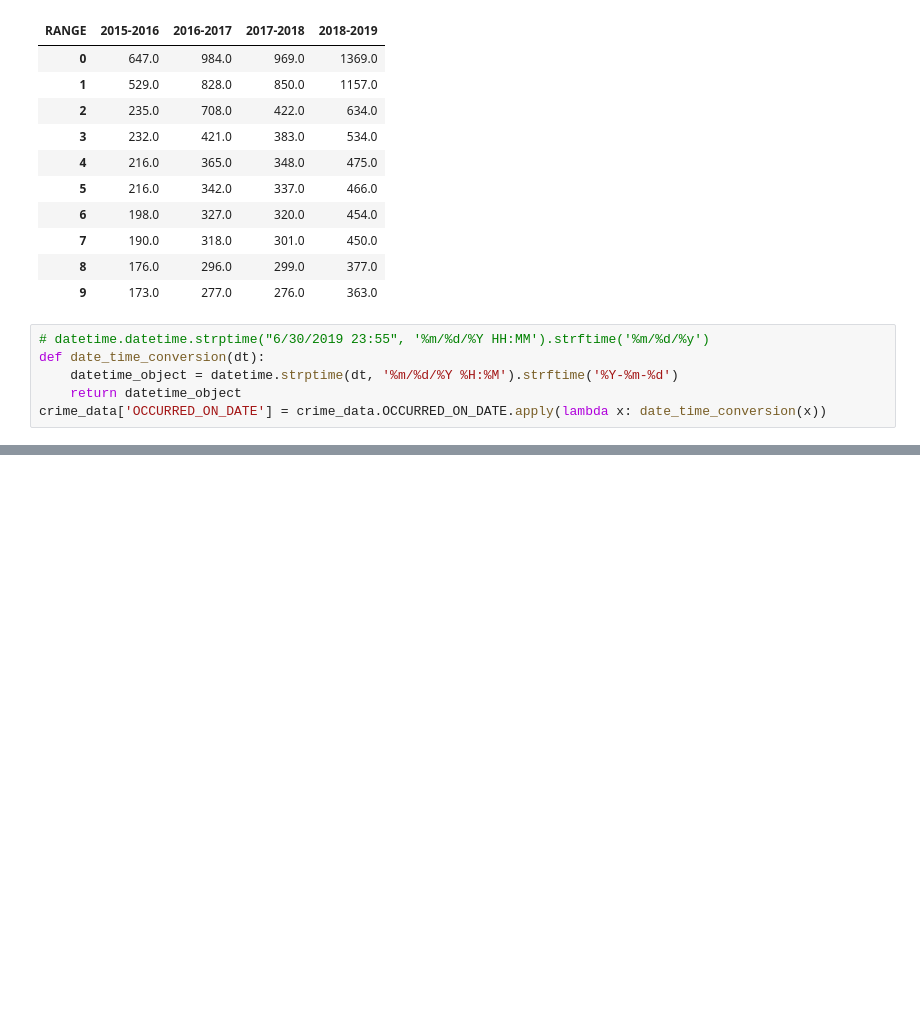
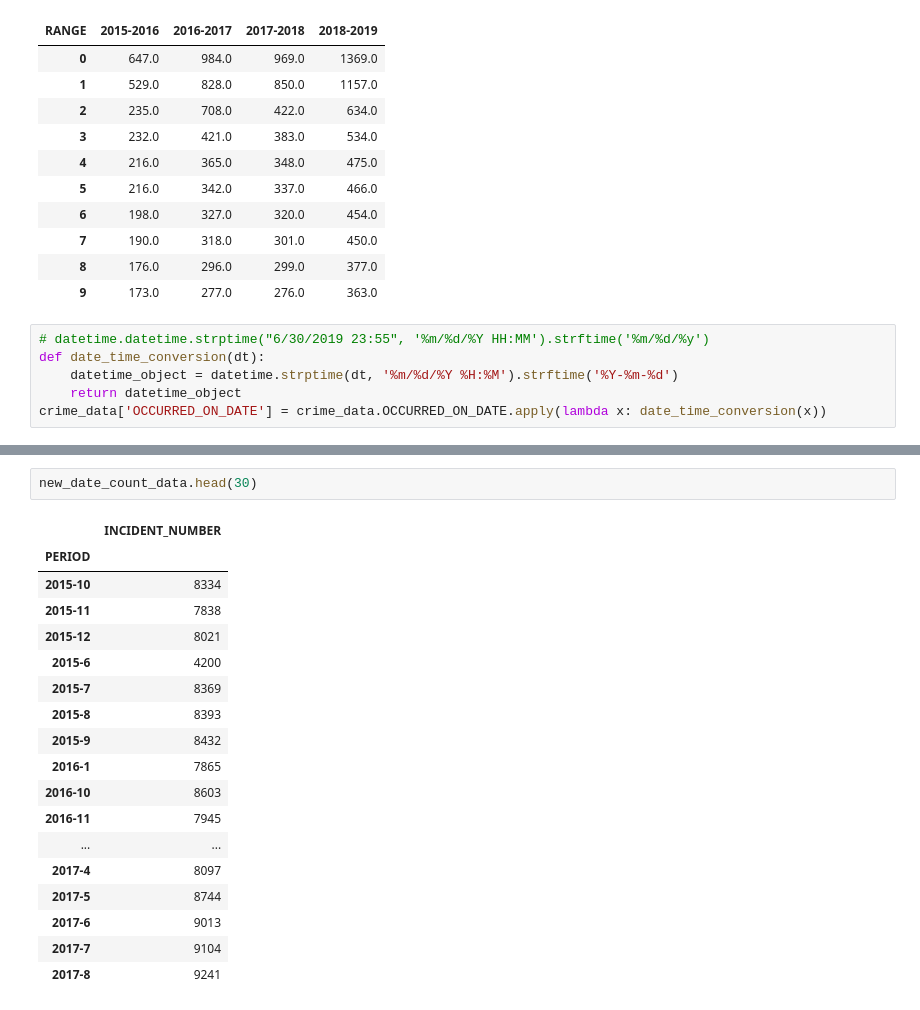
Before and after one commit to mitresh95/ImpactOfCrimeOnHousing, a Jupyter notebook: Project.ipynb, the cells around one changed output, grey strips where cells are left out. Cells and saved outputs as stored; diff of their text form; blank space fills up the shorter version.

```diff
--- a/Project.ipynb
+++ b/Project.ipynb
@@ -183,0 +260,21 @@ crime_data['OCCURRED_ON_DATE'] = crime_data.OCCURRED_ON_DATE.apply(lambda x: dat
+# %%
+new_date_count_data.head(30)
+# %% [output]
+|  | INCIDENT_NUMBER |
+| PERIOD |  |
+| 2015-10 | 8334 |
+| 2015-11 | 7838 |
+| 2015-12 | 8021 |
+| 2015-6 | 4200 |
+| 2015-7 | 8369 |
+| 2015-8 | 8393 |
+| 2015-9 | 8432 |
+| 2016-1 | 7865 |
+| 2016-10 | 8603 |
+| 2016-11 | 7945 |
+| ... | ... |
+| 2017-4 | 8097 |
+| 2017-5 | 8744 |
+| 2017-6 | 9013 |
+| 2017-7 | 9104 |
+| 2017-8 | 9241 |
```
Also changed, not shown: parts of 8 cells of this notebook.
